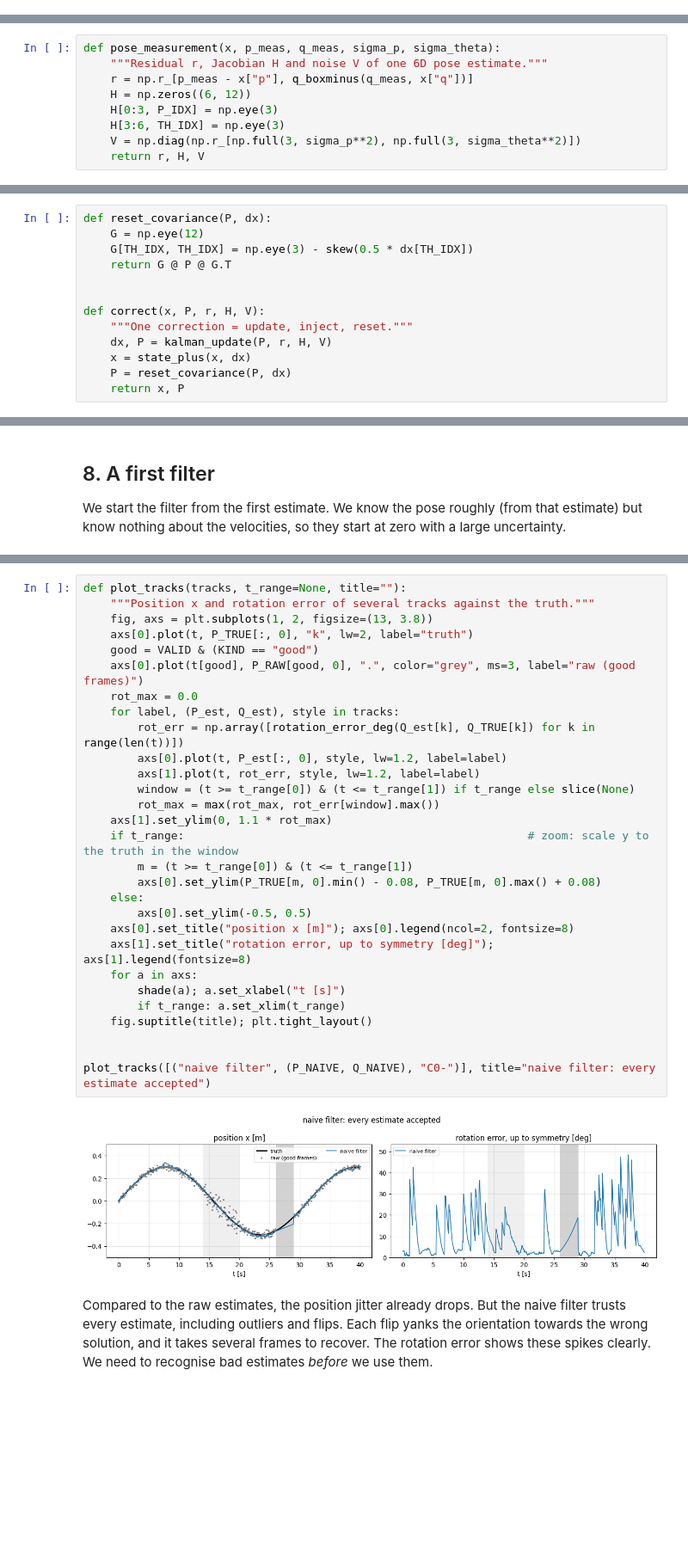
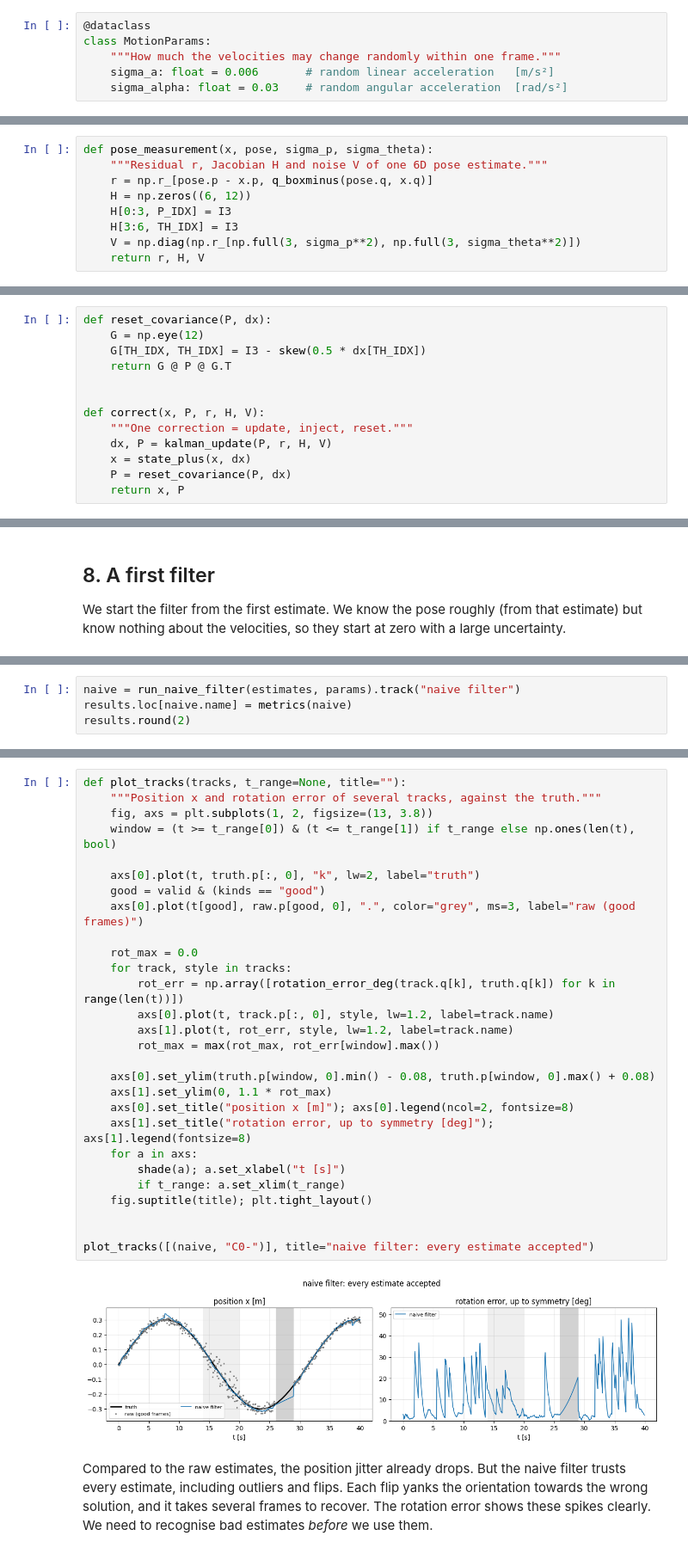
Before and after one commit to prakashmakvana/eskf-tutorial, a Jupyter notebook: ESKF_tutorial.ipynb, the cells around one changed output, grey strips where cells are left out. Shown at 86% size. Cells and saved outputs as stored; diff of their text form; blank space fills up the shorter version.

```diff
--- a/ESKF_tutorial.ipynb
+++ b/ESKF_tutorial.ipynb
@@ -493,6 +621,12 @@ $$
 \mathbf q \leftarrow \mathbf q\otimes\mathrm{Exp}(\boldsymbol\omega\,\Delta t),\qquad
 \boldsymbol\omega \leftarrow \boldsymbol\omega
 $$
+# %%
+@dataclass
+class MotionParams:
+    """How much the velocities may change randomly within one frame."""
+    sigma_a: float = 0.006       # random linear acceleration   [m/s²]
+    sigma_alpha: float = 0.03    # random angular acceleration  [rad/s²]
 # %%
 def nominal_predict(x, dt):
     """Move the nominal state forward by dt with constant velocity (no noise)."""
@@ -646,12 +780,12 @@ Because the orientation residual is already a small rotation vector, its Jacobia
 
 Note the index $k$ on $\mathbf V_k$: **every frame brings its own uncertainty**. This is how the filter learns to trust a clear, close-range frame more than a turbid, far-away one. If your estimator provides no uncertainty, a constant $\mathbf V$ works too, but you lose this benefit.
 # %%
-def pose_measurement(x, p_meas, q_meas, sigma_p, sigma_theta):
+def pose_measurement(x, pose, sigma_p, sigma_theta):
     """Residual r, Jacobian H and noise V of one 6D pose estimate."""
-    r = np.r_[p_meas - x["p"], q_boxminus(q_meas, x["q"])]
+    r = np.r_[pose.p - x.p, q_boxminus(pose.q, x.q)]
     H = np.zeros((6, 12))
-    H[0:3, P_IDX] = np.eye(3)
-    H[3:6, TH_IDX] = np.eye(3)
+    H[0:3, P_IDX] = I3
+    H[3:6, TH_IDX] = I3
     V = np.diag(np.r_[np.full(3, sigma_p**2), np.full(3, sigma_theta**2)])
     return r, H, V
 # %% [markdown]
@@ -692,7 +826,7 @@ In practice $\mathbf G\approx\mathbf I$ and many implementations skip it. We kee
 # %%
 def reset_covariance(P, dx):
     G = np.eye(12)
-    G[TH_IDX, TH_IDX] = np.eye(3) - skew(0.5 * dx[TH_IDX])
+    G[TH_IDX, TH_IDX] = I3 - skew(0.5 * dx[TH_IDX])
     return G @ P @ G.T
 
 
@@ -772,0 +908,4 @@ results.round(2)
+# %%
+naive = run_naive_filter(estimates, params).track("naive filter")
+results.loc[naive.name] = metrics(naive)
+results.round(2)
@@ -773,34 +918,33 @@ results.round(2)
 # %%
 def plot_tracks(tracks, t_range=None, title=""):
-    """Position x and rotation error of several tracks against the truth."""
+    """Position x and rotation error of several tracks, against the truth."""
     fig, axs = plt.subplots(1, 2, figsize=(13, 3.8))
-    axs[0].plot(t, P_TRUE[:, 0], "k", lw=2, label="truth")
-    good = VALID & (KIND == "good")
-    axs[0].plot(t[good], P_RAW[good, 0], ".", color="grey", ms=3, label="raw (good frames)")
+    window = (t >= t_range[0]) & (t <= t_range[1]) if t_range else np.ones(len(t), bool)
+
+    axs[0].plot(t, truth.p[:, 0], "k", lw=2, label="truth")
+    good = valid & (kinds == "good")
+    axs[0].plot(t[good], raw.p[good, 0], ".", color="grey", ms=3, label="raw (good frames)")
+
     rot_max = 0.0
-    for label, (P_est, Q_est), style in tracks:
-        rot_err = np.array([rotation_error_deg(Q_est[k], Q_TRUE[k]) for k in range(len(t))])
-        axs[0].plot(t, P_est[:, 0], style, lw=1.2, label=label)
-        axs[1].plot(t, rot_err, style, lw=1.2, label=label)
-        window = (t >= t_range[0]) & (t <= t_range[1]) if t_range else slice(None)
+    for track, style in tracks:
+        rot_err = np.array([rotation_error_deg(track.q[k], truth.q[k]) for k in range(len(t))])
+        axs[0].plot(t, track.p[:, 0], style, lw=1.2, label=track.name)
+        axs[1].plot(t, rot_err, style, lw=1.2, label=track.name)
         rot_max = max(rot_max, rot_err[window].max())
+
+    axs[0].set_ylim(truth.p[window, 0].min() - 0.08, truth.p[window, 0].max() + 0.08)
     axs[1].set_ylim(0, 1.1 * rot_max)
-    if t_range:                                                   # zoom: scale y to the truth in the window
-        m = (t >= t_range[0]) & (t <= t_range[1])
-        axs[0].set_ylim(P_TRUE[m, 0].min() - 0.08, P_TRUE[m, 0].max() + 0.08)
-    else:
-        axs[0].set_ylim(-0.5, 0.5)
     axs[0].set_title("position x [m]"); axs[0].legend(ncol=2, fontsize=8)
     axs[1].set_title("rotation error, up to symmetry [deg]"); axs[1].legend(fontsize=8)
     for a in axs:
         shade(a); a.set_xlabel("t [s]")
         if t_range: a.set_xlim(t_range)
     fig.suptitle(title); plt.tight_layout()
 
 
-plot_tracks([("naive filter", (P_NAIVE, Q_NAIVE), "C0-")], title="naive filter: every estimate accepted")
+plot_tracks([(naive, "C0-")], title="naive filter: every estimate accepted")
 # %% [output]
-[figure, old version]
+[figure, new version]
 # %% [markdown]
 Compared to the raw estimates, the position jitter already drops. But the naive filter trusts every estimate, including outliers and flips. Each flip yanks the orientation towards the wrong solution, and it takes several frames to recover. The rotation error shows these spikes clearly. We need to recognise bad estimates *before* we use them.
 # %% [markdown]
```
Also changed, not shown: parts of 60 cells of this notebook, 4 other files.
